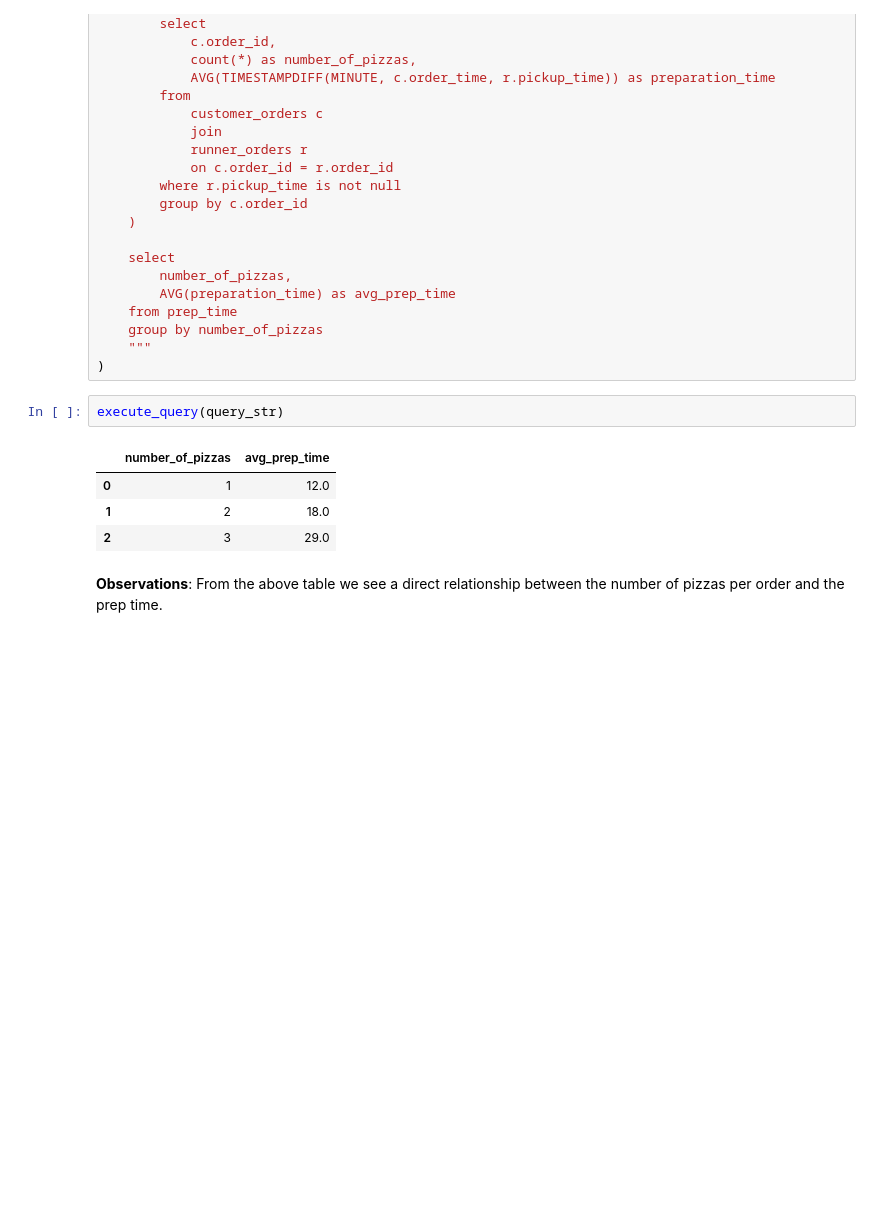
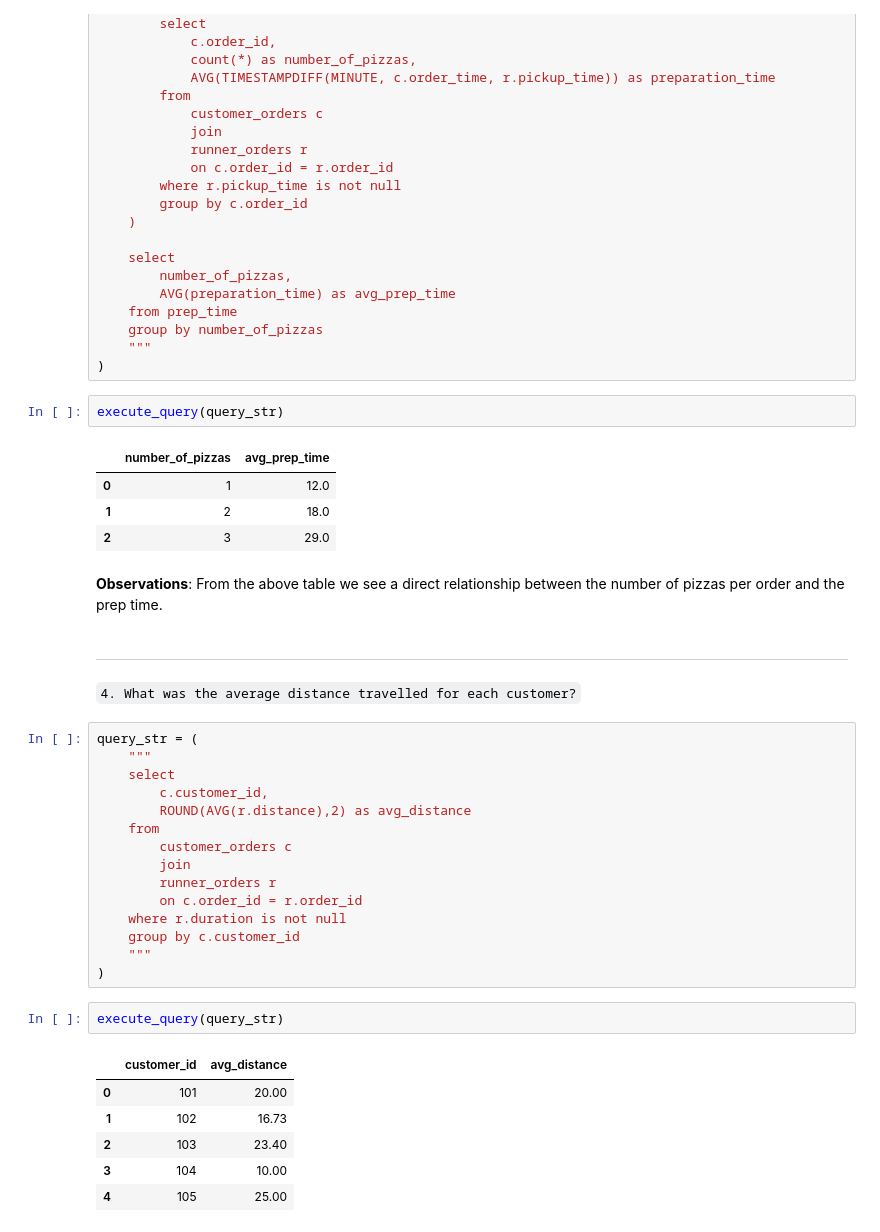
Before and after one commit to A-C-Sai/working-with-data, a Jupyter notebook: projects/sql-case-studies/Pizza Runner.ipynb, the cells around one changed output. Cells and saved outputs as stored; diff of their text form; blank space fills up the shorter version.

````diff
--- a/projects/sql-case-studies/Pizza Runner.ipynb
+++ b/projects/sql-case-studies/Pizza Runner.ipynb
@@ -696,3 +696,31 @@ execute_query(query_str)
 | 2 | 3 | 29.0 |
 # %% [markdown]
 **Observations**: From the above table we see a direct relationship between the number of pizzas per order and the prep time.
+# %% [markdown]
+***
+# %% [markdown]
+```4. What was the average distance travelled for each customer?```
+# %%
+query_str = (
+    """
+    select
+        c.customer_id,
+        ROUND(AVG(r.distance),2) as avg_distance
+    from
+        customer_orders c
+        join
+        runner_orders r
+        on c.order_id = r.order_id
+    where r.duration is not null
+    group by c.customer_id
+    """
+)
+# %%
+execute_query(query_str)
+# %% [output]
+|  | customer_id | avg_distance |
+| 0 | 101 | 20.00 |
+| 1 | 102 | 16.73 |
+| 2 | 103 | 23.40 |
+| 3 | 104 | 10.00 |
+| 4 | 105 | 25.00 |
````
Also changed, not shown: parts of 25 cells of this notebook.
